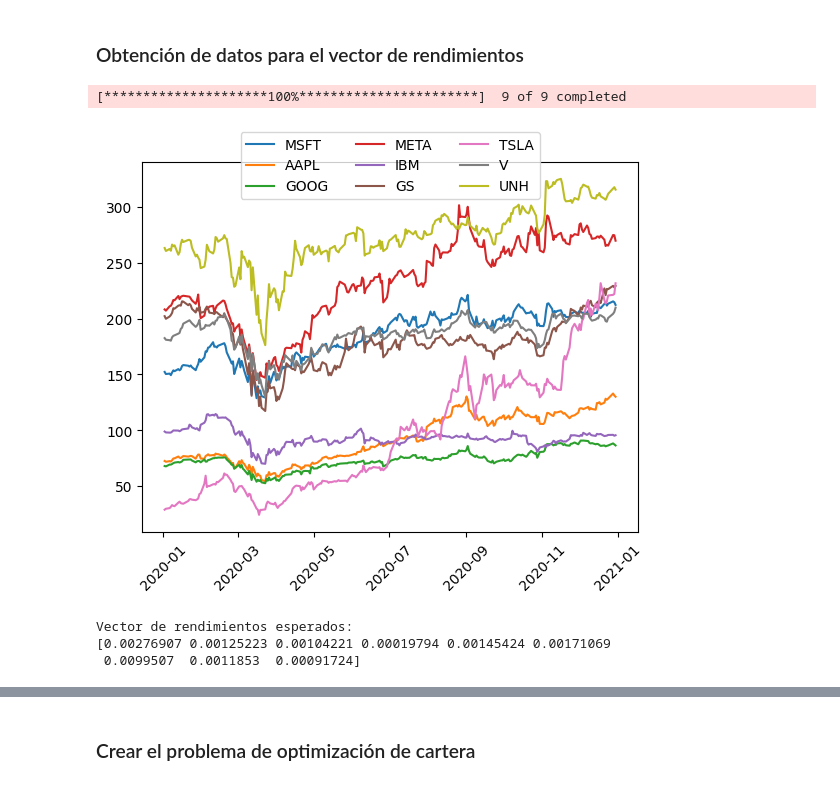
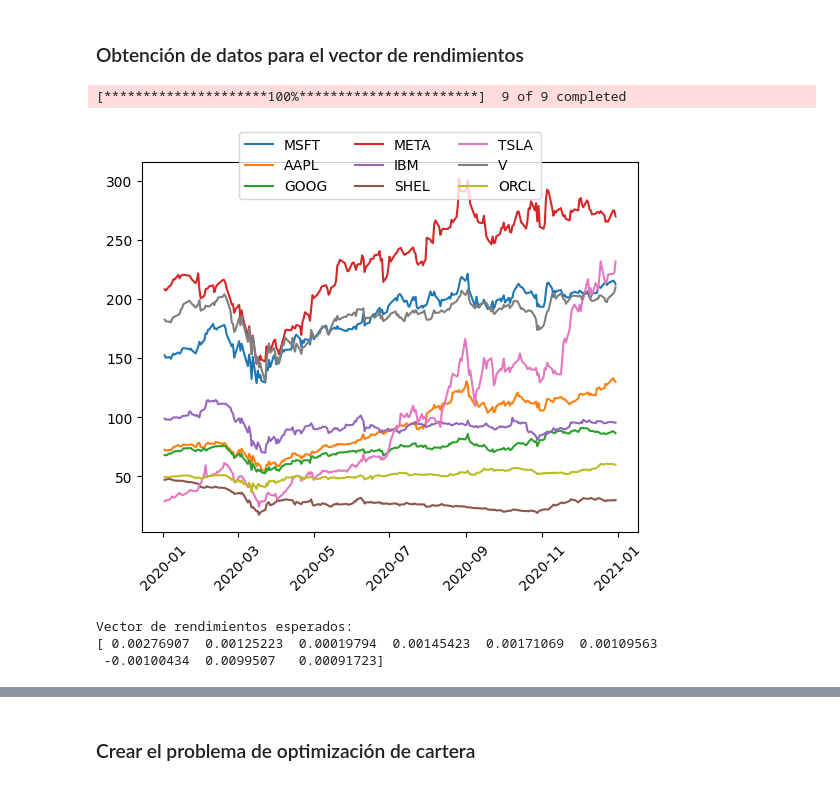
Before and after one commit to Florencio03/qiskitFinanceProyect, a Jupyter notebook: qiskitFinanceProyect.ipynb, the cells around one changed output, grey strips where cells are left out. Drawn from its saved outputs; the diff is of its cells as text; code cells hidden in the pictures.

```diff
--- a/qiskitFinanceProyect.ipynb
+++ b/qiskitFinanceProyect.ipynb
@@ -45,26 +45,26 @@ def print_result(result):
 # %% [markdown]
 ### Obtención de datos para el vector de rendimientos
 # %%
-tickers = ["MSFT", "AAPL", "GOOG", "META", "IBM", "GS", "TSLA", "V", "UNH"]
+tickers = ["MSFT", "AAPL", "GOOG", "META", "IBM", "SHEL", "TSLA", "V", "ORCL"]
 
 raw = yf.download(
     tickers,
     start="2020-01-01",
     end="2020-12-31",
     auto_adjust=False
 )
 
 prices = raw["Adj Close"]
 
 for ticker in tickers:
     plt.plot(prices[ticker], label=ticker)
 
 plt.legend(loc="upper center", bbox_to_anchor=(0.5, 1.1), ncol=3)
 plt.xticks(rotation=45)
 plt.show()
 # %% [output]
 [*********************100%***********************]  9 of 9 completed
-[figure, old version]
+[figure, new version]
 # %%
 returns = prices.pct_change().dropna()
 
@@ -77,8 +77,8 @@ print(mu)
 #print(sigma)
 # %% [output]
 Vector de rendimientos esperados:
-[0.00276907 0.00125223 0.00104221 0.00019794 0.00145424 0.00171069
- 0.0099507  0.0011853  0.00091724]
+[ 0.00276907  0.00125223  0.00019794  0.00145423  0.00171069  0.00109563
+ -0.00100434  0.0099507   0.00091723]
 # %%
 plt.figure(figsize=(8, 6))
 plt.imshow(sigma, interpolation="nearest")
```
Also changed, not shown: parts of 5 cells of this notebook.
